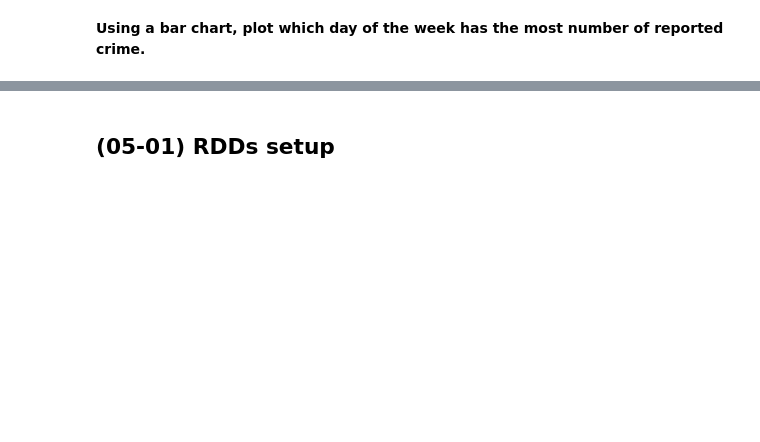
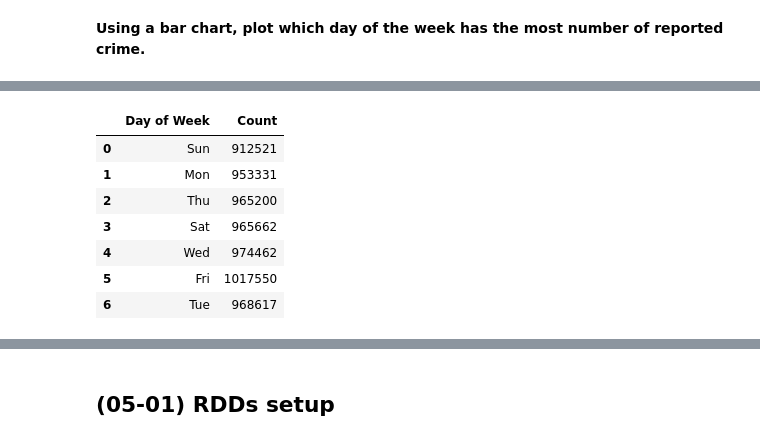
Before and after one commit to PranavS0712/colabnote, a Jupyter notebook: Apache_PySpark_by_Example.ipynb, the cells around one changed output, grey strips where cells are left out. Cells and saved outputs as stored; diff of their text form; code cells hidden in the pictures; blank space fills up the shorter version.

```diff
--- a/Apache_PySpark_by_Example.ipynb
+++ b/Apache_PySpark_by_Example.ipynb
@@ -513,0 +955,12 @@ print(sys.version)
+# %%
+cp = pd.DataFrame({'Day of Week':dow,'Count':cnt})
+cp.head(7)
+# %% [output]
+|  | Day of Week | Count |
+| 0 | Sun | 912521 |
+| 1 | Mon | 953331 |
+| 2 | Thu | 965200 |
+| 3 | Sat | 965662 |
+| 4 | Wed | 974462 |
+| 5 | Fri | 1017550 |
+| 6 | Tue | 968617 |
```
Also changed, not shown: parts of 41 cells of this notebook.
